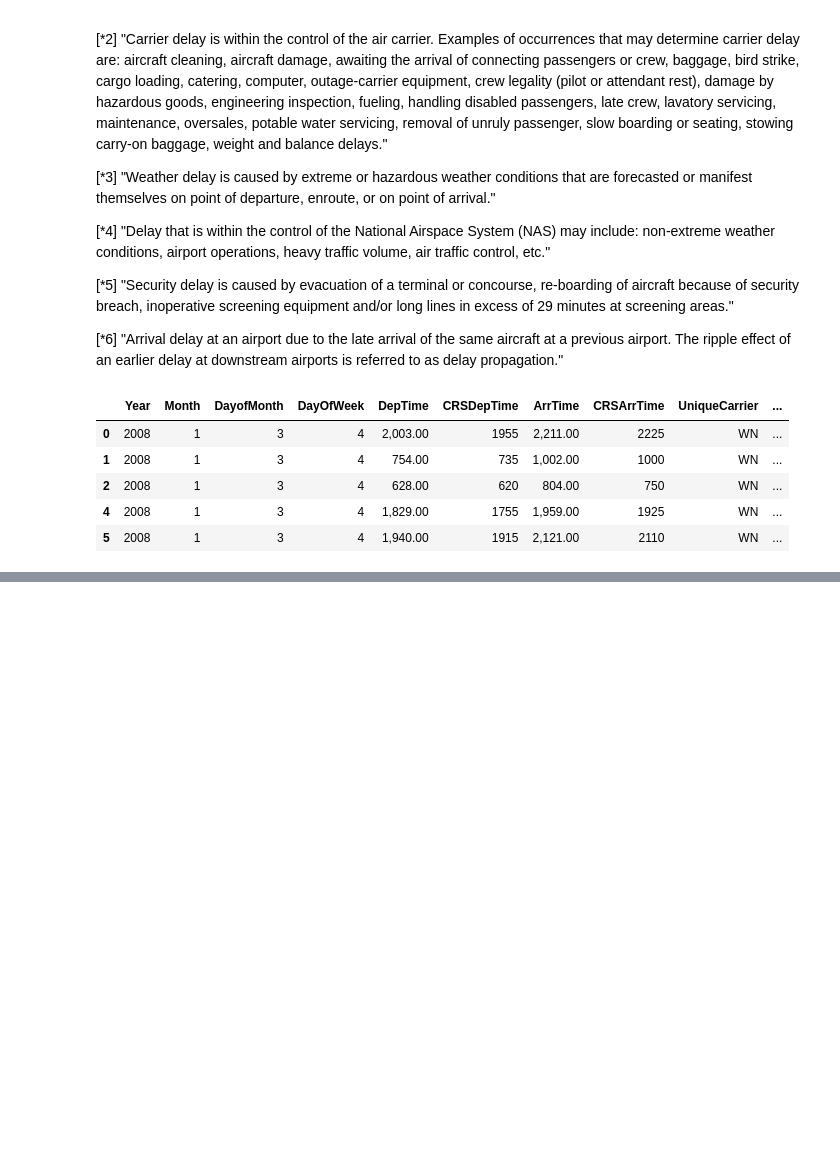
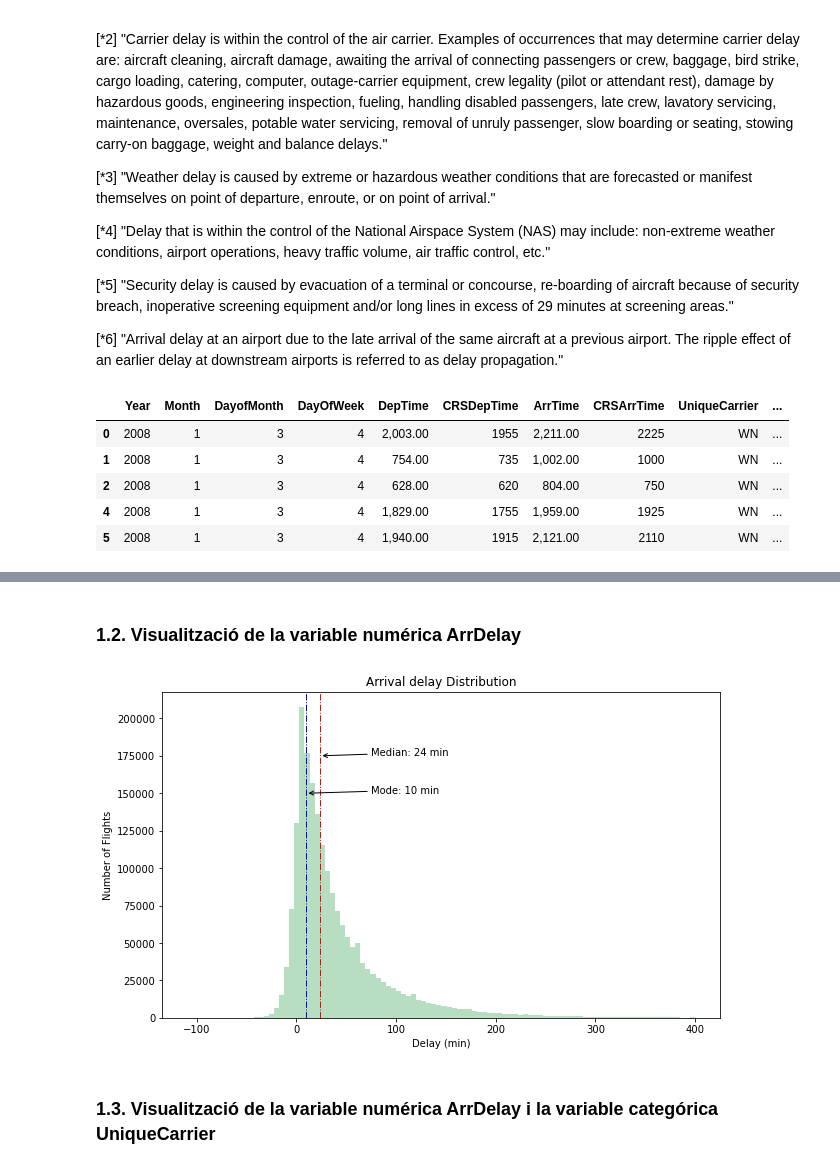
Before and after one commit to abelbg/S04T01-Visualitzacio_Exploratoria, a Jupyter notebook: Tasca 6.ipynb, the cells around one changed output, grey strips where cells are left out. Drawn from its saved outputs; the diff is of its cells as text; code cells hidden in the pictures; blank space fills up the shorter version.

```diff
--- a/Tasca 6.ipynb
+++ b/Tasca 6.ipynb
@@ -76,0 +195,42 @@ df.head()
+# %% [markdown]
+### 1.2. Visualització de la variable numérica ArrDelay
+# %%
+# Mask to remove outliers
+mask = df["ArrDelay"] <= 400
+values2 = df["ArrDelay"][mask]
+
+# Median and mode of ArrDelay
+median = values2.median()
+mode = values2.mode()[0]
+
+fig, ax = plt.subplots(figsize=(10, 6))
+n_bins = int(500/5)
+
+ax.hist(values2,
+        bins = n_bins,
+        color = "#88c999",
+        alpha=0.6)
+
+ax.set(xlabel = "Delay (min)",
+       ylabel = "Number of Flights",
+       title = "Arrival delay Distribution")
+
+# Annotate median
+ax.axvline(median, color='red', linestyle='-.', linewidth= 1)
+ax.annotate('Median: ' + str(int(median)) + " min",
+             xy = (median, 175000),
+             xytext = (75, 175000),
+             arrowprops=dict(arrowstyle='->'))
+
+# Annotate mode
+ax.axvline(mode, color='blue', linestyle='-.', linewidth= 1)
+ax.annotate('Mode: ' + str(int(mode)) + " min",
+             xy = (mode, 150000),
+             xytext = (75, 150000),
+             arrowprops=dict(arrowstyle='->'))
+
+plt.show()
+# %% [output]
+[figure, added]
+# %% [markdown]
+### 1.3. Visualització de la variable numérica ArrDelay i la variable categórica UniqueCarrier
```
Also changed, not shown: parts of 19 cells of this notebook, 2 other files.
